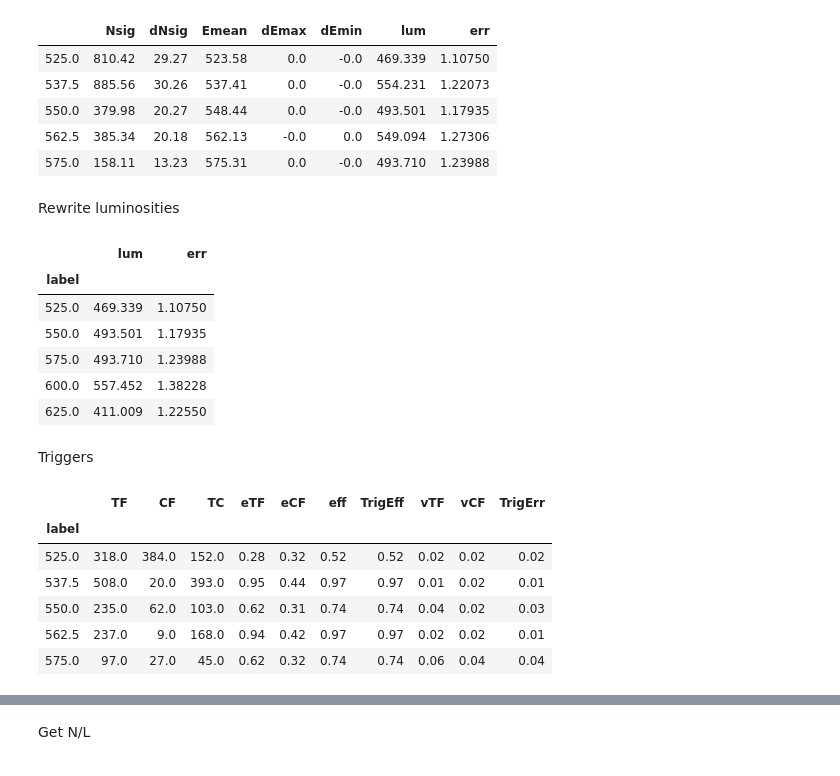
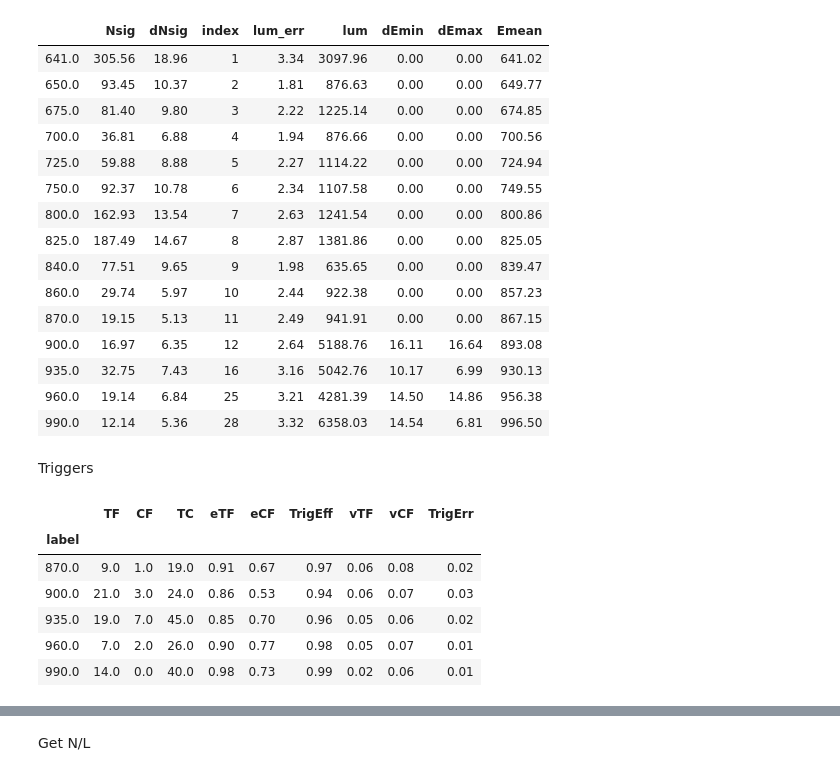
Before and after one commit to nikita-p/research, a Jupyter notebook: uproot/Visible.ipynb, the cells around one changed output, grey strips where cells are left out. Drawn from its saved outputs; the diff is of its cells as text; code cells hidden in the pictures.

```diff
--- a/uproot/Visible.ipynb
+++ b/uproot/Visible.ipynb
@@ -16,11 +17,19 @@ reg_eff = pd.read_csv(f'../outputs/model/outmodel.csv', index_col='Unnamed: 0')
 # %%
-data.head()
+data
 # %% [output]
-|  | Nsig | dNsig | Emean | dEmax | dEmin | lum | err |
-| 525.0 | 810.42 | 29.27 | 523.58 | 0.0 | -0.0 | 469.339 | 1.10750 |
-| 537.5 | 885.56 | 30.26 | 537.41 | 0.0 | -0.0 | 554.231 | 1.22073 |
-| 550.0 | 379.98 | 20.27 | 548.44 | 0.0 | -0.0 | 493.501 | 1.17935 |
-| 562.5 | 385.34 | 20.18 | 562.13 | -0.0 | 0.0 | 549.094 | 1.27306 |
-| 575.0 | 158.11 | 13.23 | 575.31 | 0.0 | -0.0 | 493.710 | 1.23988 |
+|  | Nsig | dNsig | index | lum_err | lum | dEmin | dEmax | Emean |
+| 641.0 | 305.56 | 18.96 | 1 | 3.34 | 3097.96 | 0.00 | 0.00 | 641.02 |
+| 650.0 | 93.45 | 10.37 | 2 | 1.81 | 876.63 | 0.00 | 0.00 | 649.77 |
+| 675.0 | 81.40 | 9.80 | 3 | 2.22 | 1225.14 | 0.00 | 0.00 | 674.85 |
+| 700.0 | 36.81 | 6.88 | 4 | 1.94 | 876.66 | 0.00 | 0.00 | 700.56 |
+| 725.0 | 59.88 | 8.88 | 5 | 2.27 | 1114.22 | 0.00 | 0.00 | 724.94 |
+| 750.0 | 92.37 | 10.78 | 6 | 2.34 | 1107.58 | 0.00 | 0.00 | 749.55 |
+| 800.0 | 162.93 | 13.54 | 7 | 2.63 | 1241.54 | 0.00 | 0.00 | 800.86 |
+| 825.0 | 187.49 | 14.67 | 8 | 2.87 | 1381.86 | 0.00 | 0.00 | 825.05 |
+| 840.0 | 77.51 | 9.65 | 9 | 1.98 | 635.65 | 0.00 | 0.00 | 839.47 |
+| 860.0 | 29.74 | 5.97 | 10 | 2.44 | 922.38 | 0.00 | 0.00 | 857.23 |
+| 870.0 | 19.15 | 5.13 | 11 | 2.49 | 941.91 | 0.00 | 0.00 | 867.15 |
+| 900.0 | 16.97 | 6.35 | 12 | 2.64 | 5188.76 | 16.11 | 16.64 | 893.08 |
+| 935.0 | 32.75 | 7.43 | 16 | 3.16 | 5042.76 | 10.17 | 6.99 | 930.13 |
+| 960.0 | 19.14 | 6.84 | 25 | 3.21 | 4281.39 | 14.50 | 14.86 | 956.38 |
+| 990.0 | 12.14 | 5.36 | 28 | 3.32 | 6358.03 | 14.54 | 6.81 | 996.50 |
-# %% [markdown]
-Rewrite luminosities
@@ -31,10 +35,0 @@ data.drop('lum', axis=1, inplace=True)
-# %%
-lum.head()
-# %% [output]
-|  | lum | err |
-| label |  |  |
-| 525.0 | 469.339 | 1.10750 |
-| 550.0 | 493.501 | 1.17935 |
-| 575.0 | 493.710 | 1.23988 |
-| 600.0 | 557.452 | 1.38228 |
-| 625.0 | 411.009 | 1.22550 |
@@ -43,15 +36,15 @@ data = data.join(lum)
 # %% [markdown]
 Triggers
 # %%
-triggers.head()
+triggers.tail()
 # %% [output]
-|  | TF | CF | TC | eTF | eCF | eff | TrigEff | vTF | vCF | TrigErr |
-| label |  |  |  |  |  |  |  |  |  |  |
-| 525.0 | 318.0 | 384.0 | 152.0 | 0.28 | 0.32 | 0.52 | 0.52 | 0.02 | 0.02 | 0.02 |
-| 537.5 | 508.0 | 20.0 | 393.0 | 0.95 | 0.44 | 0.97 | 0.97 | 0.01 | 0.02 | 0.01 |
-| 550.0 | 235.0 | 62.0 | 103.0 | 0.62 | 0.31 | 0.74 | 0.74 | 0.04 | 0.02 | 0.03 |
-| 562.5 | 237.0 | 9.0 | 168.0 | 0.94 | 0.42 | 0.97 | 0.97 | 0.02 | 0.02 | 0.01 |
-| 575.0 | 97.0 | 27.0 | 45.0 | 0.62 | 0.32 | 0.74 | 0.74 | 0.06 | 0.04 | 0.04 |
+|  | TF | CF | TC | eTF | eCF | TrigEff | vTF | vCF | TrigErr |
+| label |  |  |  |  |  |  |  |  |  |
+| 870.0 | 9.0 | 1.0 | 19.0 | 0.91 | 0.67 | 0.97 | 0.06 | 0.08 | 0.02 |
+| 900.0 | 21.0 | 3.0 | 24.0 | 0.86 | 0.53 | 0.94 | 0.06 | 0.07 | 0.03 |
+| 935.0 | 19.0 | 7.0 | 45.0 | 0.85 | 0.70 | 0.96 | 0.05 | 0.06 | 0.02 |
+| 960.0 | 7.0 | 2.0 | 26.0 | 0.90 | 0.77 | 0.98 | 0.05 | 0.07 | 0.01 |
+| 990.0 | 14.0 | 0.0 | 40.0 | 0.98 | 0.73 | 0.99 | 0.02 | 0.06 | 0.01 |
 # %%
 reg_eff.head()
 # %% [output]
```
Also changed, not shown: parts of 13 cells of this notebook, 7 other files.
